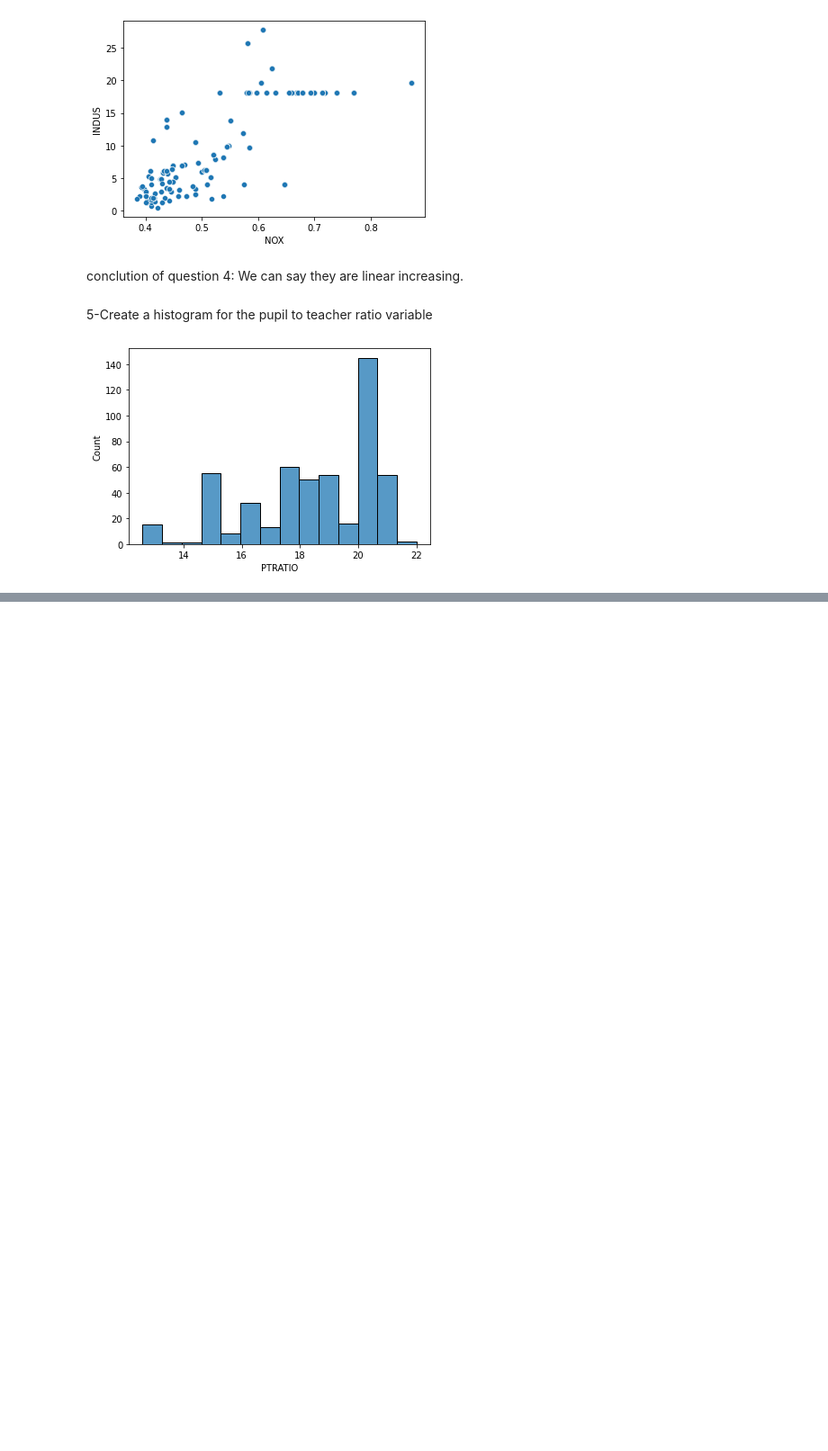
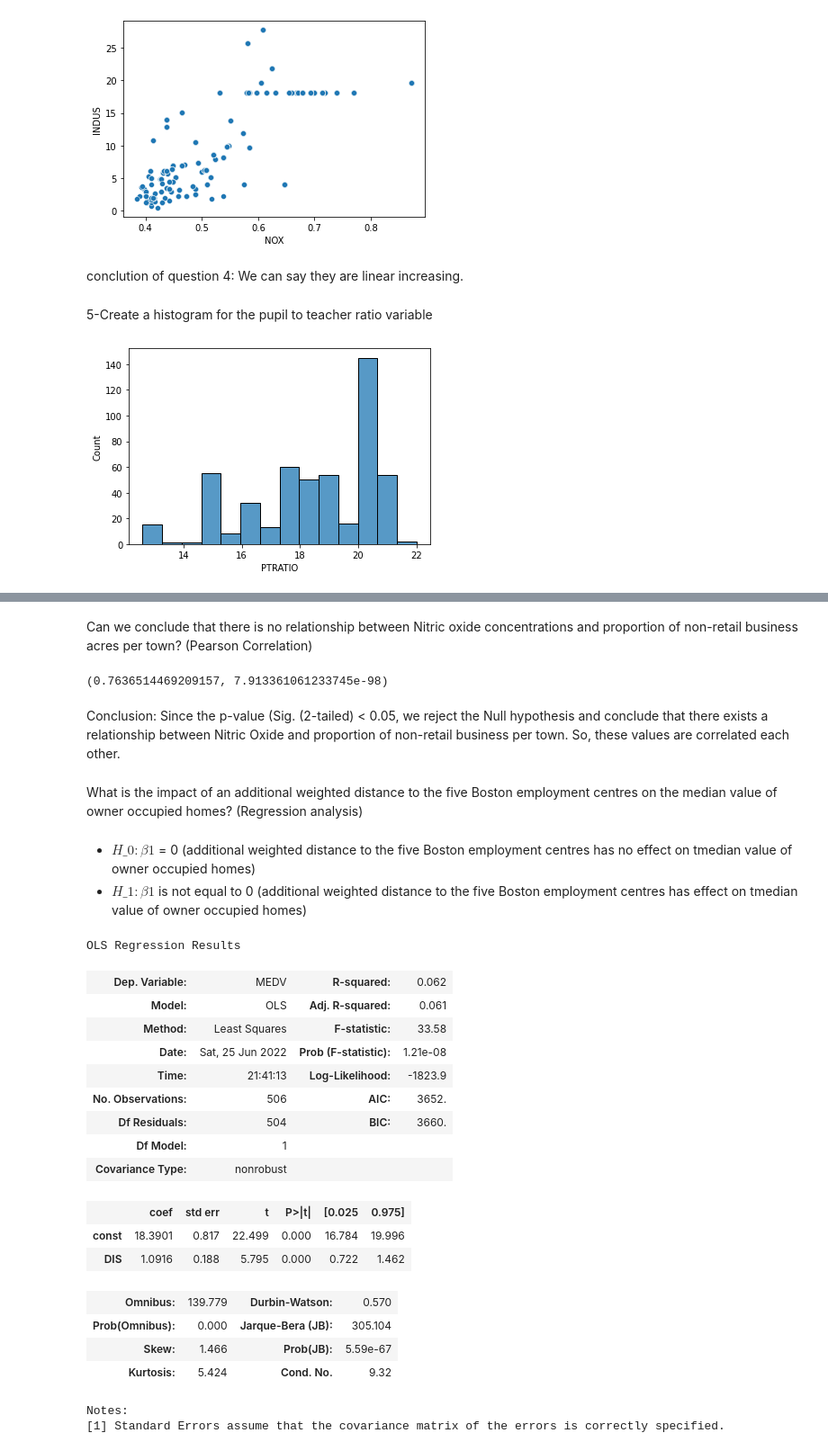
Before and after one commit to mudogruer/IBMWatsonCourse, a Jupyter notebook: Statistics for Data Science with Python Housing.ipynb, the cells around one changed output, grey strips where cells are left out. Shown: that part at 90% size. Drawn from its saved outputs; the diff is of its cells as text; code cells hidden in the pictures; blank space fills up the shorter version.

```diff
--- a/Statistics for Data Science with Python Housing.ipynb
+++ b/Statistics for Data Science with Python Housing.ipynb
@@ -70,0 +98,43 @@ ax = sns.histplot(data=boston_df["PTRATIO"])
+# %% [markdown]
+Can we conclude that there is no relationship between Nitric oxide concentrations and proportion of non-retail business acres per town? (Pearson Correlation)
+# %%
+scipy.stats.pearsonr(boston_df["NOX"],boston_df["INDUS"])
+# %% [output]
+(0.7636514469209157, 7.913361061233745e-98)
+# %% [markdown]
+Conclusion: Since the p-value (Sig. (2-tailed) < 0.05, we reject the Null hypothesis and conclude that there exists a relationship between Nitric Oxide and proportion of non-retail business per town. So, these values are correlated each other.
+# %% [markdown]
+What is the impact of an additional weighted distance  to the five Boston employment centres on the median value of owner occupied homes? (Regression analysis)
+# %% [markdown]
+*   $H\_0: β1$ = 0 (additional weighted distance  to the five Boston employment centres has no effect on tmedian value of owner occupied homes)
+*   $H\_1: β1$ is not equal to 0 (additional weighted distance  to the five Boston employment centres has effect on tmedian value of owner occupied homes)
+# %%
+X = boston_df["DIS"]
+y= boston_df["MEDV"]
+
+X = sm.add_constant(X)
+
+model = sm.OLS(y,X).fit()
+prediction = model.predict()
+
+model.summary()
+# %% [output]
+OLS Regression Results
+| Dep. Variable: | MEDV | R-squared: | 0.062 |
+| Model: | OLS | Adj. R-squared: | 0.061 |
+| Method: | Least Squares | F-statistic: | 33.58 |
+| Date: | Sat, 25 Jun 2022 | Prob (F-statistic): | 1.21e-08 |
+| Time: | 21:41:13 | Log-Likelihood: | -1823.9 |
+| No. Observations: | 506 | AIC: | 3652. |
+| Df Residuals: | 504 | BIC: | 3660. |
+| Df Model: | 1 |  |  |
+| Covariance Type: | nonrobust |  |  |
+|  | coef | std err | t | P>|t| | [0.025 | 0.975] |
+| const | 18.3901 | 0.817 | 22.499 | 0.000 | 16.784 | 19.996 |
+| DIS | 1.0916 | 0.188 | 5.795 | 0.000 | 0.722 | 1.462 |
+| Omnibus: | 139.779 | Durbin-Watson: | 0.570 |
+| Prob(Omnibus): | 0.000 | Jarque-Bera (JB): | 305.104 |
+| Skew: | 1.466 | Prob(JB): | 5.59e-67 |
+| Kurtosis: | 5.424 | Cond. No. | 9.32 |
+Notes:
+[1] Standard Errors assume that the covariance matrix of the errors is correctly specified.
```
Also changed, not shown: parts of 8 cells of this notebook.
